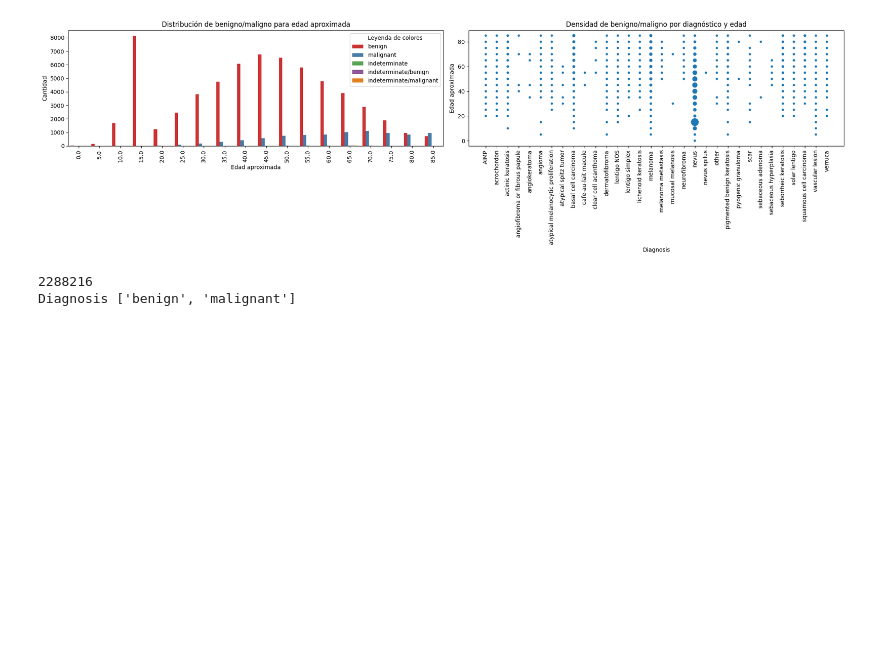
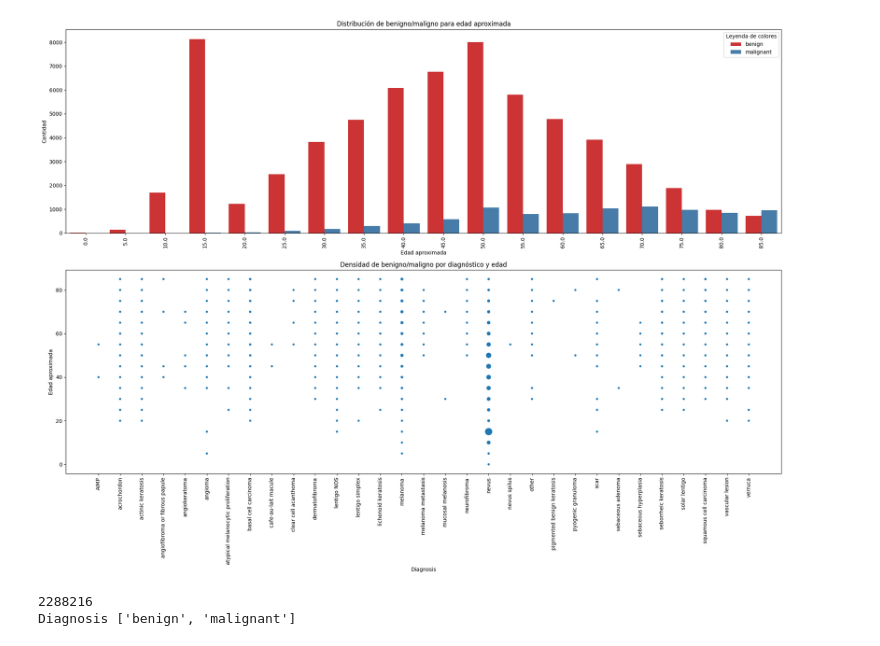
Before and after one commit to AnderTxuCode/final-ml-skin-issues, a Jupyter notebook: explore.ipynb, the cells around one changed output. Cells and saved outputs as stored; diff of their text form; code cells hidden in the pictures; blank space fills up the shorter version.

```diff
--- a/explore.ipynb
+++ b/explore.ipynb
@@ -20,31 +52,33 @@ data_uni = data.drop_duplicates()
+# %%
+data_uni.fillna(data_uni.median(numeric_only=True), inplace=True)
 # %%
 categorical_cols = ["diagnosis", "age_approx"]
 def plot_distribution(data, categorical_columns, target_column):
 
-    fig, axes = plt.subplots(1, 2, figsize = (20, 6))
+    fig, axes = plt.subplots(2, 1, figsize = (20, 15))
 
     col1 = categorical_columns[1]
     sns.countplot(data = data, x = col1, hue = target_column, palette = 'Set1', ax = axes[0])
     axes[0].set_title(f'Distribución de benigno/maligno para edad aproximada')
     axes[0].set_xlabel("Edad aproximada")
     axes[0].set_ylabel('Cantidad')
     axes[0].legend(title = "Leyenda de colores")
     axes[0].tick_params(axis = 'x', rotation = 90)
 
     col2 = "age_approx"
     density_data = data.groupby(['diagnosis', col2]).size().reset_index(name = 'count')
     sns.scatterplot(data = density_data, x = 'diagnosis', y = col2, size = 'count', sizes = (20, 200), legend = False, ax = axes[1])
     axes[1].set_title(f'Densidad de benigno/maligno por diagnóstico y edad')
     axes[1].set_xlabel('Diagnosis')
     axes[1].set_ylabel('Edad aproximada')
     axes[1].tick_params(axis = 'x', rotation = 90)
 
     plt.tight_layout()
     plt.show()
 
 plot_distribution(data_uni, categorical_cols, 'benign_malignant')
 # %% [output]
-[figure, old version]
+[figure, new version]
 # %%
 print(data_uni.size)
 data_uni = data_uni[
```
Also changed, not shown: parts of 3 cells of this notebook.
